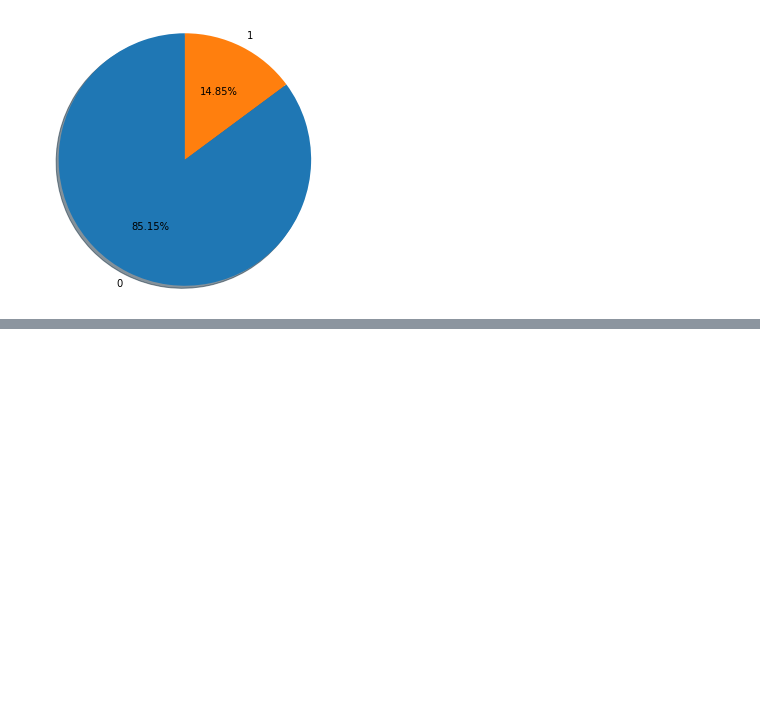
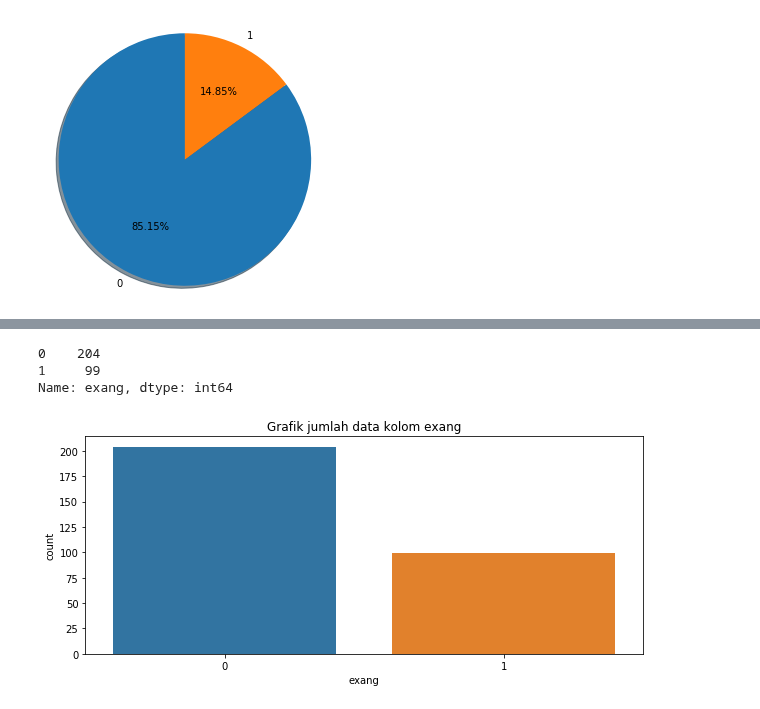
Before and after one commit to rshby/Supervised_Learning, a Jupyter notebook: Heart Disease UCI/Heart Disease - Logistic Regression.ipynb, the cells around one changed output, grey strips where cells are left out. Cells and saved outputs as stored; diff of their text form; code cells hidden in the pictures; blank space fills up the shorter version.

```diff
--- a/Heart Disease UCI/Heart Disease - Logistic Regression.ipynb
+++ b/Heart Disease UCI/Heart Disease - Logistic Regression.ipynb
@@ -140,0 +150,14 @@ Name: restecg, dtype: int64
+# %%
+# Kolom exang
+print(df["exang"].value_counts())
+
+plt.figure(figsize=(10, 4))
+ax = sns.countplot(df["exang"])
+plt.title("Grafik jumlah data kolom exang")
+
+plt.show()
+# %% [output]
+0    204
+1     99
+Name: exang, dtype: int64
+[figure, added]
```
Also changed, not shown: parts of 3 cells of this notebook.
